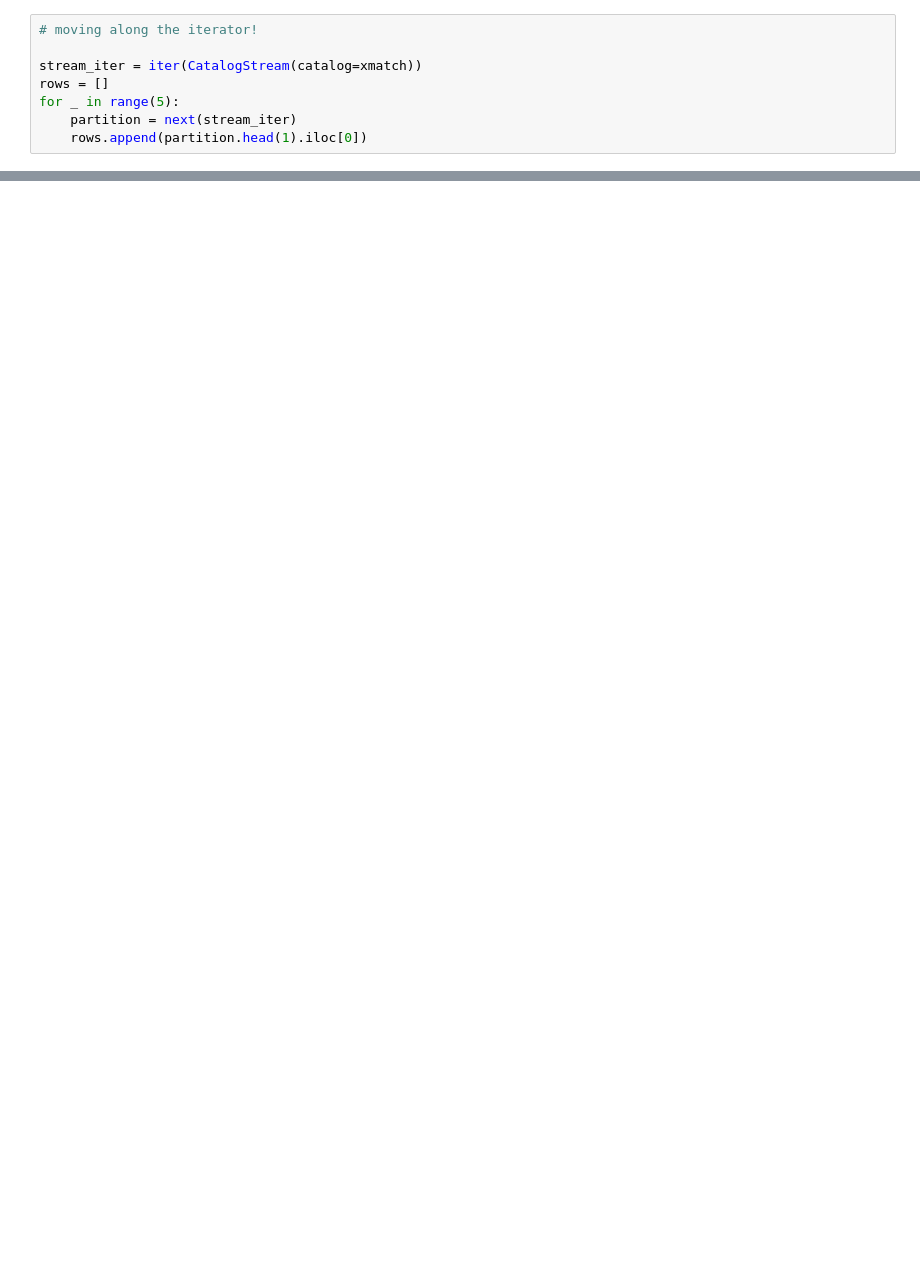
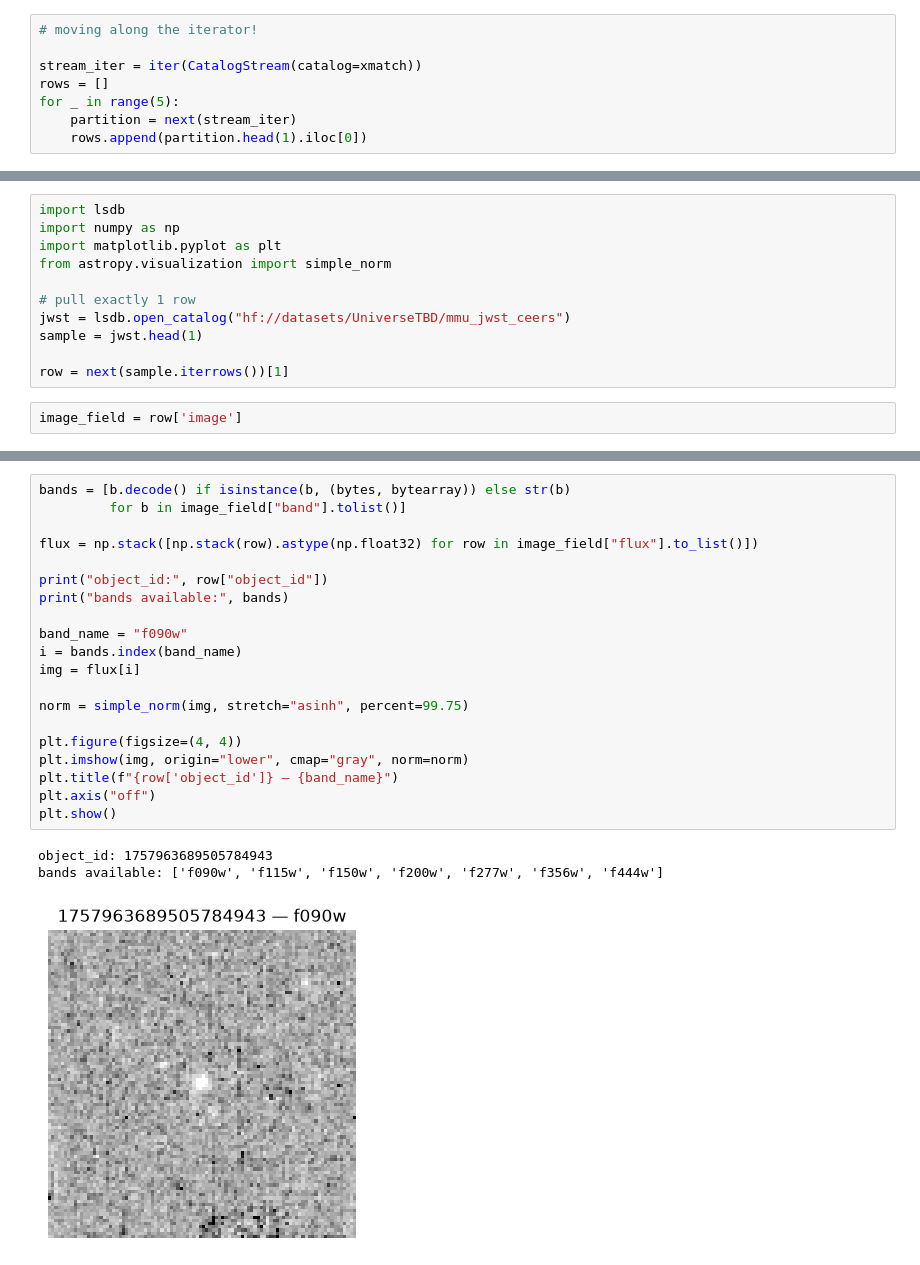
Before and after one commit to Infonioknight/Astrobridge-Meddling, a Jupyter notebook: sandbox.ipynb, the cells around one changed output, grey strips where cells are left out. Saved outputs shown, nothing was run; the diff lists cells and outputs as text; blank space fills up the shorter version.

Commit message:
Dino attention maps, jwst to greyscale image with mask, snr

```diff
--- a/sandbox.ipynb
+++ b/sandbox.ipynb
@@ -166,0 +128,13 @@ s
+# %%
+import lsdb
+import numpy as np
+import matplotlib.pyplot as plt
+from astropy.visualization import simple_norm
+
+# pull exactly 1 row
+jwst = lsdb.open_catalog("hf://datasets/UniverseTBD/mmu_jwst_ceers")
+sample = jwst.head(1)
+
+row = next(sample.iterrows())[1]
+# %%
+image_field = row['image']
@@ -166,0 +161,24 @@ s
+# %%
+bands = [b.decode() if isinstance(b, (bytes, bytearray)) else str(b)
+         for b in image_field["band"].tolist()]
+
+flux = np.stack([np.stack(row).astype(np.float32) for row in image_field["flux"].to_list()])
+
+print("object_id:", row["object_id"])
+print("bands available:", bands)
+
+band_name = "f090w"
+i = bands.index(band_name)
+img = flux[i]
+
+norm = simple_norm(img, stretch="asinh", percent=99.75)
+
+plt.figure(figsize=(4, 4))
+plt.imshow(img, origin="lower", cmap="gray", norm=norm)
+plt.title(f"{row['object_id']} — {band_name}")
+plt.axis("off")
+plt.show()
+# %% [output]
+object_id: 1757963689505784943
+bands available: ['f090w', 'f115w', 'f150w', 'f200w', 'f277w', 'f356w', 'f444w']
+[figure, added]
```
Also changed, not shown: parts of 10 cells of this notebook, 28 other files.
